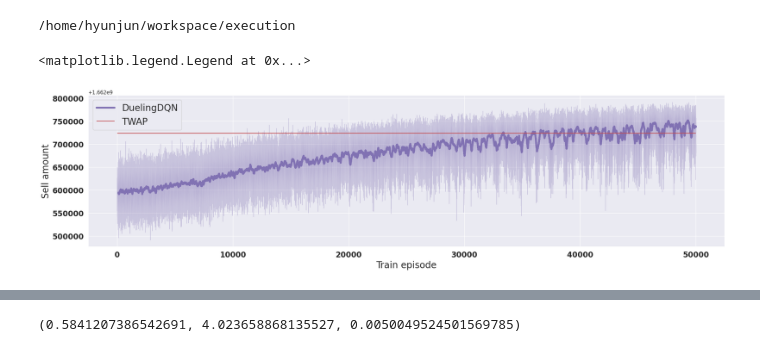
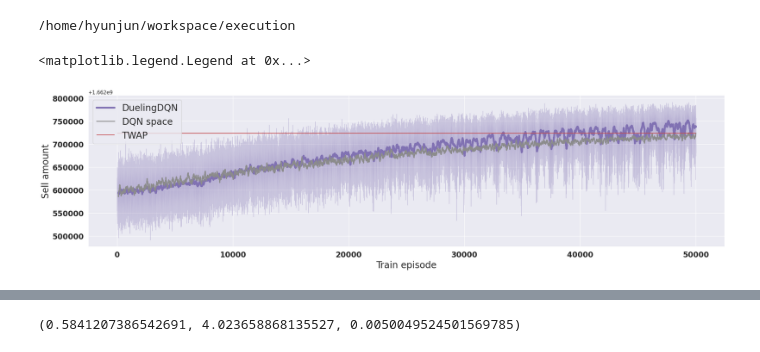
Before and after one commit to Yang-Hyun-Jun/Implementation-RLexecution, a Jupyter notebook: notebooks/experiment.ipynb, the cells around one changed output, grey strips where cells are left out. Saved outputs shown, nothing was run; the diff lists cells and outputs as text; code cells hidden in the pictures.

```diff
--- a/notebooks/experiment.ipynb
+++ b/notebooks/experiment.ipynb
@@ -30,29 +30,30 @@ sell_moneys_dqn_10 = data2(2)['sell_money'].rolling(100).mean().values.reshape(-
 # %%
 linewidth = 4.0
 beta = 0.5
 
 sns.set(style='darkgrid')
 plt.figure(figsize=(25, 6))
 plt.rc('legend', fontsize=20)
 
 plt.xlabel('Train episode', fontsize=20)
 plt.ylabel('Sell amount',fontsize=20)
 
 plt.xticks(weight='bold', fontsize=16.5)
 plt.yticks(weight='bold', fontsize=16.5)
 
 plt.plot(sell_moneys_ma_mean, color="C4", linewidth=linewidth, label='DuelingDQN')
+plt.plot(sell_moneys_dqn, color="C7", linewidth=2.0, label='DQN space')
 
 plt.fill_between(x=np.arange(sell_moneys_ma_mean.shape[0]),
                 y1=sell_moneys_mean + beta*sell_moneys_std,
                 y2=sell_moneys_mean - beta*sell_moneys_std,
                 alpha=0.3, color="C4")
 
 plt.hlines(y=1662723694.4188201, color='C3', xmin=0, xmax=50000, label='TWAP')
 plt.legend()
 # %% [output]
 <matplotlib.legend.Legend at 0x...>
-[figure, old version]
+[figure, new version]
 # %%
 linewidth = 1.5
 beta = 0.5
```
Also changed, not shown: parts of 2 cells of this notebook, 1 other file.
